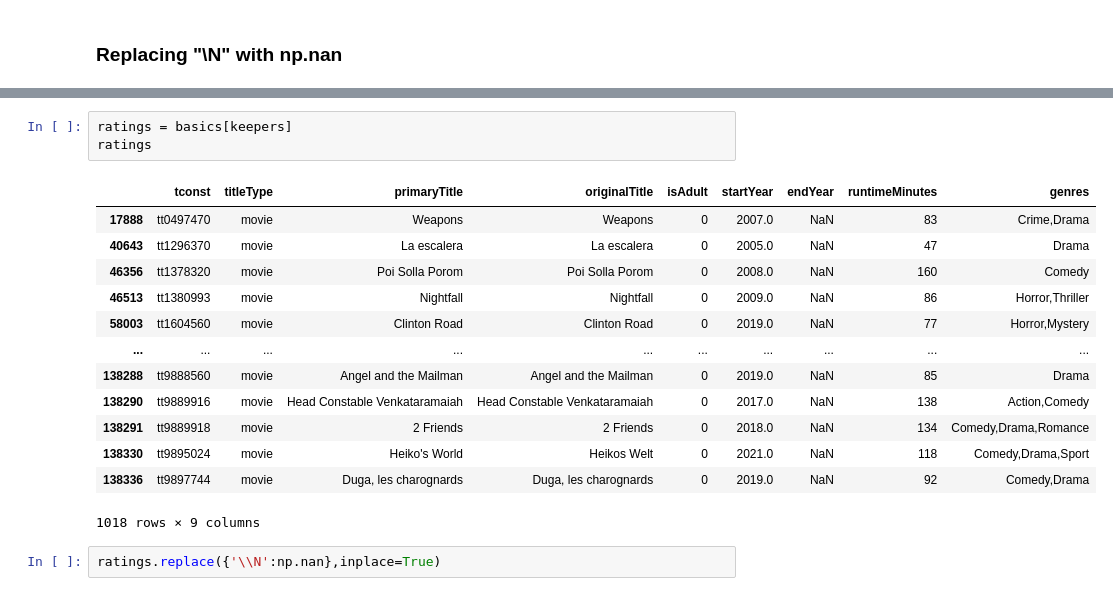
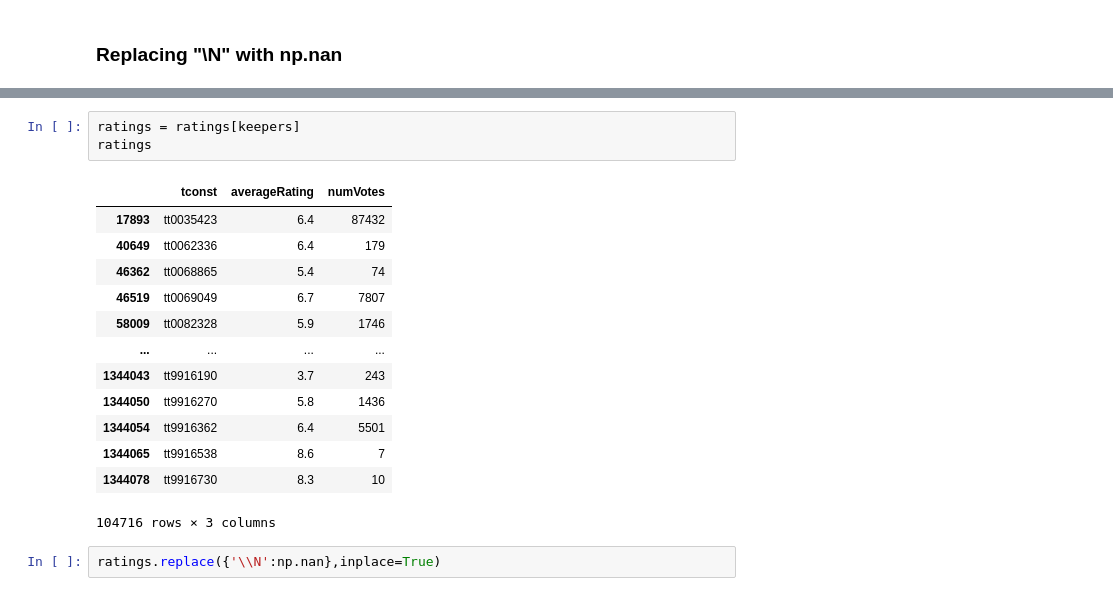
Before and after one commit to ob3dd/IMDB-Movie-Predictions, a Jupyter notebook: IMDB Movie Predictions.ipynb, the cells around one changed output, grey strips where cells are left out. Cells and saved outputs as stored; diff of their text form.

Commit message:
IMDB Movie Predictions

```diff
--- a/IMDB Movie Predictions.ipynb
+++ b/IMDB Movie Predictions.ipynb
@@ -239,20 +241,20 @@ Name: tconst, Length: 1343371, dtype: bool
 # %%
-ratings = basics[keepers]
+ratings = ratings[keepers]
 ratings
 # %% [output]
-|  | tconst | titleType | primaryTitle | originalTitle | isAdult | startYear | endYear | runtimeMinutes | genres |
-| 17888 | tt0497470 | movie | Weapons | Weapons | 0 | 2007.0 | NaN | 83 | Crime,Drama |
-| 40643 | tt1296370 | movie | La escalera | La escalera | 0 | 2005.0 | NaN | 47 | Drama |
-| 46356 | tt1378320 | movie | Poi Solla Porom | Poi Solla Porom | 0 | 2008.0 | NaN | 160 | Comedy |
-| 46513 | tt1380993 | movie | Nightfall | Nightfall | 0 | 2009.0 | NaN | 86 | Horror,Thriller |
-| 58003 | tt1604560 | movie | Clinton Road | Clinton Road | 0 | 2019.0 | NaN | 77 | Horror,Mystery |
-| ... | ... | ... | ... | ... | ... | ... | ... | ... | ... |
-| 138288 | tt9888560 | movie | Angel and the Mailman | Angel and the Mailman | 0 | 2019.0 | NaN | 85 | Drama |
-| 138290 | tt9889916 | movie | Head Constable Venkataramaiah | Head Constable Venkataramaiah | 0 | 2017.0 | NaN | 138 | Action,Comedy |
-| 138291 | tt9889918 | movie | 2 Friends | 2 Friends | 0 | 2018.0 | NaN | 134 | Comedy,Drama,Romance |
-| 138330 | tt9895024 | movie | Heiko's World | Heikos Welt | 0 | 2021.0 | NaN | 118 | Comedy,Drama,Sport |
-| 138336 | tt9897744 | movie | Duga, les charognards | Duga, les charognards | 0 | 2019.0 | NaN | 92 | Comedy,Drama |
+|  | tconst | averageRating | numVotes |
+| 17893 | tt0035423 | 6.4 | 87432 |
+| 40649 | tt0062336 | 6.4 | 179 |
+| 46362 | tt0068865 | 5.4 | 74 |
+| 46519 | tt0069049 | 6.7 | 7807 |
+| 58009 | tt0082328 | 5.9 | 1746 |
+| ... | ... | ... | ... |
+| 1344043 | tt9916190 | 3.7 | 243 |
+| 1344050 | tt9916270 | 5.8 | 1436 |
+| 1344054 | tt9916362 | 6.4 | 5501 |
+| 1344065 | tt9916538 | 8.6 | 7 |
+| 1344078 | tt9916730 | 8.3 | 10 |
-1018 rows × 9 columns
+104716 rows × 3 columns
 # %%
 ratings.replace({'\\N':np.nan},inplace=True)
 # %% [markdown]
```
Also changed, not shown: parts of 9 cells of this notebook, 3 other files.
